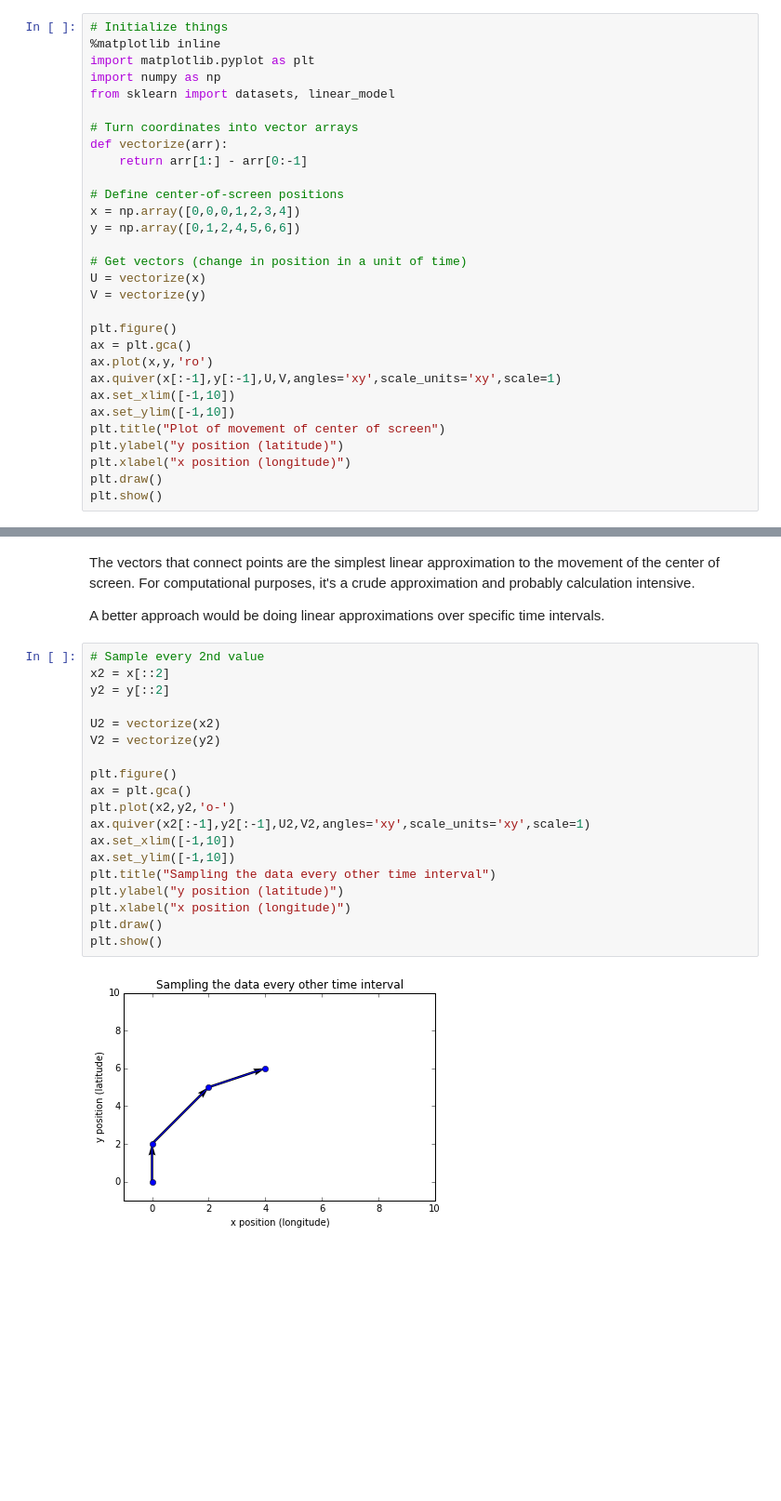
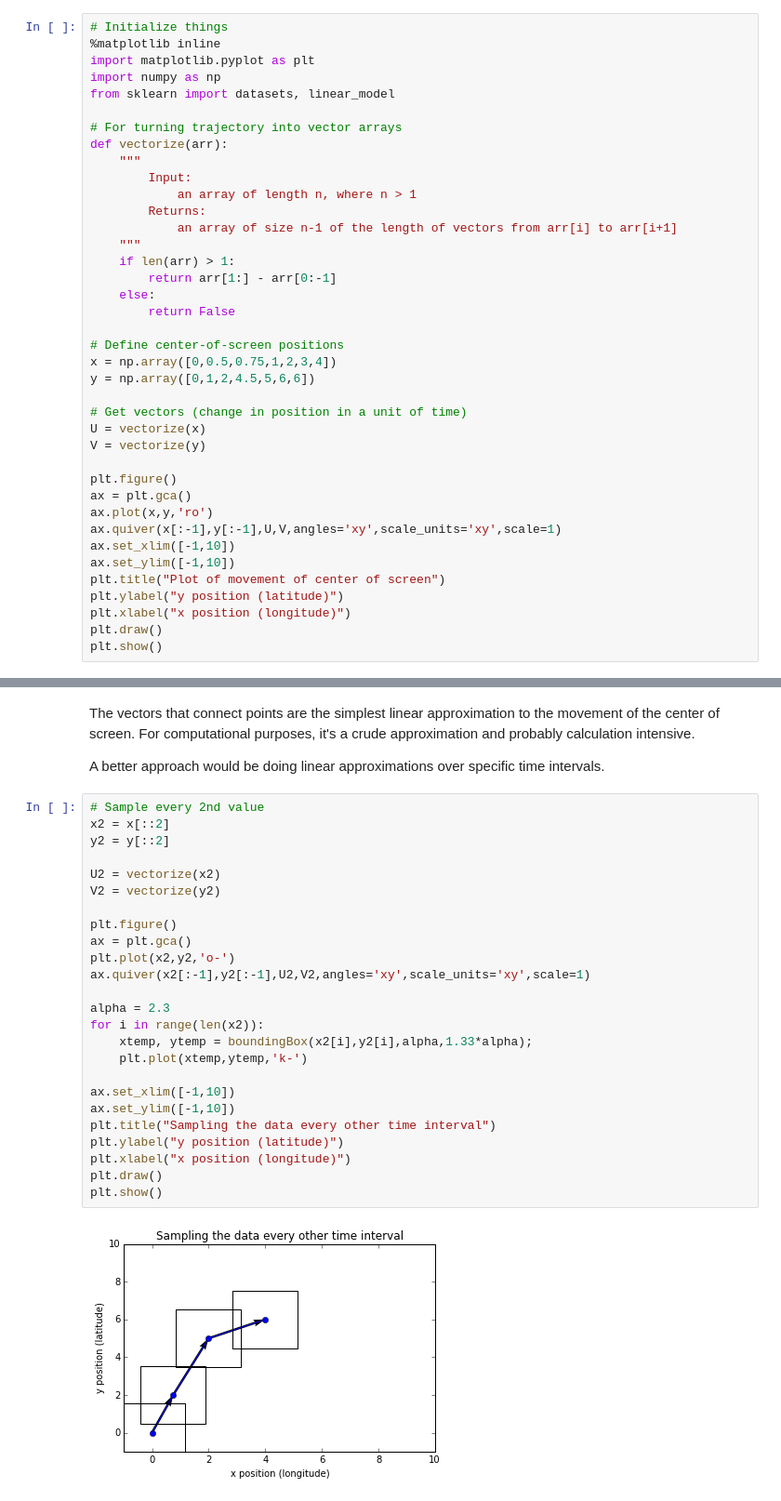
Before and after one commit to andy-esch/tilemath, a Jupyter notebook: tilePredictions.ipynb, the cells around one changed output, grey strips where cells are left out. Shown at 93% size. Cells and saved outputs as stored; diff of their text form; blank space fills up the shorter version.

```diff
--- a/tilePredictions.ipynb
+++ b/tilePredictions.ipynb
@@ -25,13 +25,22 @@ import matplotlib.pyplot as plt
 import numpy as np
 from sklearn import datasets, linear_model
 
-# Turn coordinates into vector arrays
+# For turning trajectory into vector arrays
 def vectorize(arr):
-    return arr[1:] - arr[0:-1]
+    """
+        Input:
+            an array of length n, where n > 1
+        Returns:
+            an array of size n-1 of the length of vectors from arr[i] to arr[i+1]
+    """
+    if len(arr) > 1:
+        return arr[1:] - arr[0:-1]
+    else:
+        return False
 
 # Define center-of-screen positions
-x = np.array([0,0,0,1,2,3,4])
-y = np.array([0,1,2,4,5,6,6])
+x = np.array([0,0.5,0.75,1,2,3,4])
+y = np.array([0,1,2,4.5,5,6,6])
 
 # Get vectors (change in position in a unit of time)
 U = vectorize(x)
@@ -57,24 +66,30 @@ A better approach would be doing linear approximations over specific time interv
 # %%
 # Sample every 2nd value
 x2 = x[::2]
 y2 = y[::2]
 
 U2 = vectorize(x2)
 V2 = vectorize(y2)
 
 plt.figure()
 ax = plt.gca()
 plt.plot(x2,y2,'o-')
 ax.quiver(x2[:-1],y2[:-1],U2,V2,angles='xy',scale_units='xy',scale=1)
+
+alpha = 2.3
+for i in range(len(x2)):
+    xtemp, ytemp = boundingBox(x2[i],y2[i],alpha,1.33*alpha);
+    plt.plot(xtemp,ytemp,'k-')
+
 ax.set_xlim([-1,10])
 ax.set_ylim([-1,10])
 plt.title("Sampling the data every other time interval")
 plt.ylabel("y position (latitude)")
 plt.xlabel("x position (longitude)")
 plt.draw()
 plt.show()
 # %% [output]
-[figure, old version]
+[figure, new version]
 # %%
 def boundingBox(x0,y0,w,h):
     # Will be a box of the window shape centered on the COS with width w and height h
```
Also changed, not shown: parts of 9 cells of this notebook.
